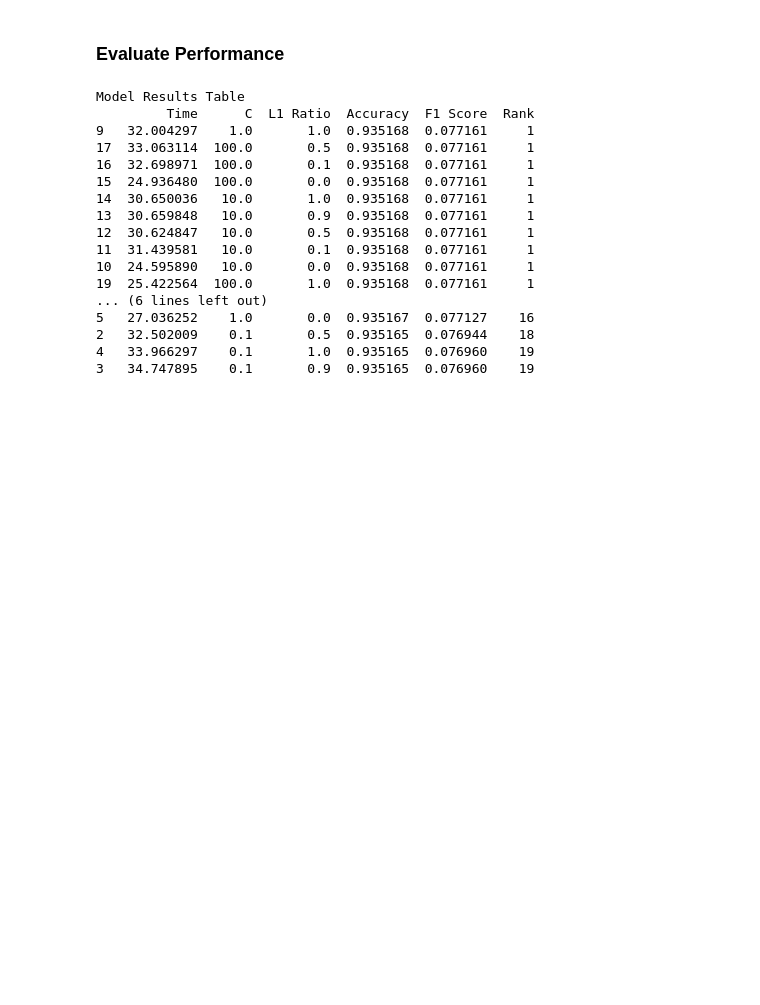
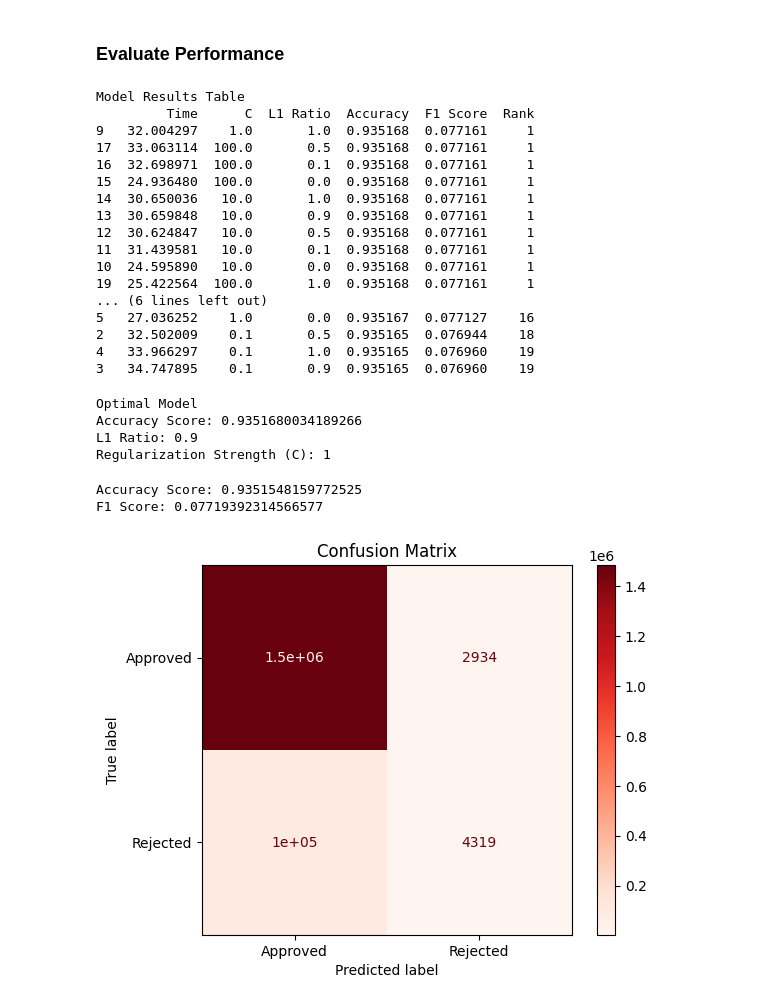
Before and after one commit to masonnicoletti/toxic-comment-analysis, a Jupyter notebook: mason/regression.ipynb, the cells around one changed output. Saved outputs shown, nothing was run; the diff lists cells and outputs as text; code cells hidden in the pictures; blank space fills up the shorter version.

```diff
--- a/mason/regression.ipynb
+++ b/mason/regression.ipynb
@@ -124,13 +125,39 @@ Model Results Table
 
 best_model = grid.best_estimator_
 best_params = grid.best_params_
-best_C = best_params['param_log_reg__C']
-best_l1_ratio = best_params['param_log_reg__l1_ratio']
+best_C = best_params['log_reg__C']
+best_l1_ratio = best_params['log_reg__l1_ratio']
 best_score = grid.best_score_
 best_model_index = grid.best_index_
 
-print("Optimal Model:")
+print("Optimal Model")
+print("Accuracy Score:", best_score)
+print("L1 Ratio:", best_l1_ratio)
+print("Regularization Strength (C):", best_C)
+# %% [output]
+Optimal Model
+Accuracy Score: 0.9351680034189266
+L1 Ratio: 0.9
+Regularization Strength (C): 1
 # %%
 # Calculate performance metrics for the best model
+pred_best = best_model.predict(X)
 
-acc = accuracy_score(best_model)
+acc = accuracy_score(y, pred_best)
+f1 = f1_score(y, pred_best)
+
+print("Accuracy Score:", acc)
+print("F1 Score:", f1)
+# %% [output]
+Accuracy Score: 0.9351548159772525
+F1 Score: 0.07719392314566577
+# %%
+# Produce and display a Confusion Matrix
+cm = confusion_matrix(y, pred_best)
+
+cm_display = ConfusionMatrixDisplay(confusion_matrix=cm, display_labels=['Approved', 'Rejected'])
+cm_display.plot(cmap=plt.cm.Reds)
+plt.title("Confusion Matrix")
+plt.show()
+# %% [output]
+[figure, added]
```
Also changed, not shown: parts of 2 cells of this notebook.
